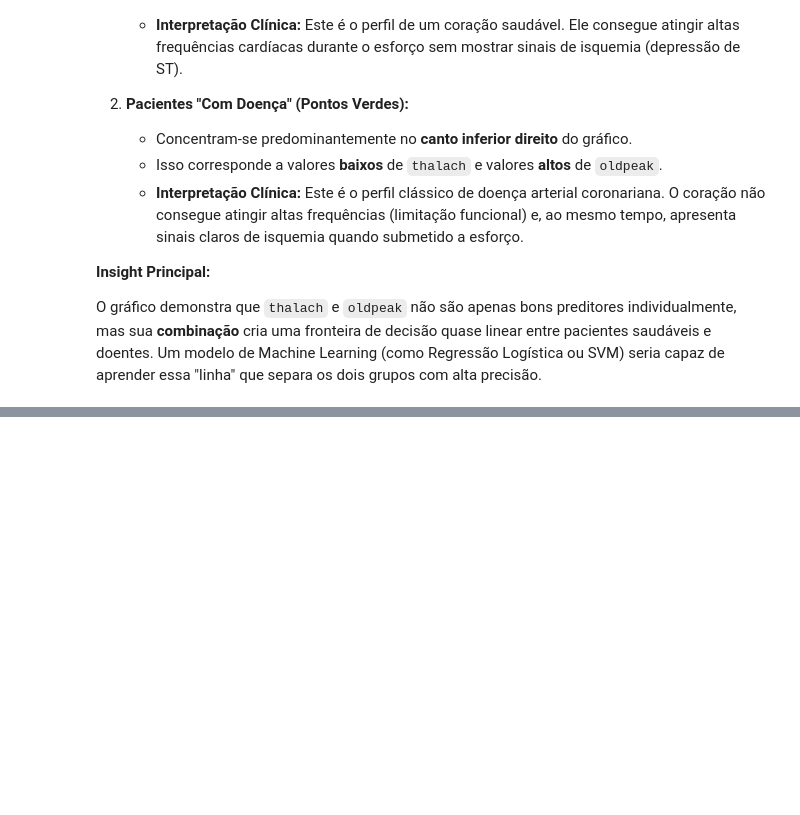
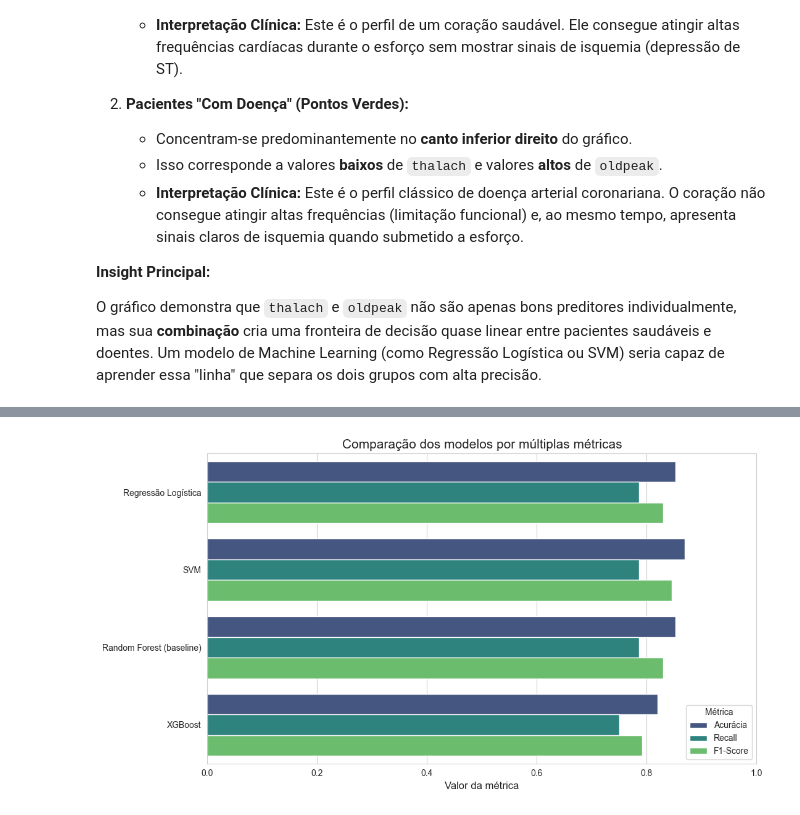
Before and after one commit to marcospontoexe/PUC, a Jupyter notebook: 16-IA aplicada à Saúde/atividade somativa 1/Diagnóstico_de_Doenças_Cardiovasculares_usando_Machine_Learning.ipynb, the cells around one changed output, grey strips where cells are left out. Cells and saved outputs as stored; diff of their text form; code cells hidden in the pictures; blank space fills up the shorter version.

```diff
--- a/16-IA aplicada à Saúde/atividade somativa 1/Diagnóstico_de_Doenças_Cardiovasculares_usando_Machine_Learning.ipynb
+++ b/16-IA aplicada à Saúde/atividade somativa 1/Diagnóstico_de_Doenças_Cardiovasculares_usando_Machine_Learning.ipynb
@@ -455,3 +476,9 @@ RF_model = RandomForestClassifier(n_estimators = 10, criterion = 'entropy', rand
+# %%
+# INSTANCIANDO O MODELO
+
+# n_estimators=100 (padrão do scikit-learn) em vez de 10: poucas árvores deixam a
+# floresta com variância alta, ou seja, o resultado oscila muito conforme a amostra.
+RF_model = RandomForestClassifier(n_estimators = 100, criterion = 'entropy', random_state = 35)
 # %%
 # TREINANDO O MODELO
 
@@ -948,0 +1121,15 @@ Ranking de Performance dos Modelos:
+# %%
+# --- Baseline: Random Forest ---
+
+pipeline_rf = Pipeline([
+    ('scaler', StandardScaler()),
+    ('random_forest', RandomForestClassifier(n_estimators=100, criterion='entropy', random_state=35))
+])
+
+pipeline_rf.fit(X_train, y_train)
+y_pred_rf = pipeline_rf.predict(X_test)
+
+print(f"Acurácia: {accuracy_score(y_test, y_pred_rf):.4f}")
+print(f"Recall:   {recall_score(y_test, y_pred_rf):.4f}")
+print("\nRelatório de Classificação:")
+print(classification_report(y_test, y_pred_rf, target_names=['Sem Doença', 'Com Doença']))
@@ -948,0 +1241,23 @@ Ranking de Performance dos Modelos:
+# %%
+# --- GRÁFICO COMPARATIVO ---
+
+# Transformando a tabela para o formato "longo", que o seaborn usa para agrupar barras
+df_plot = results.melt(
+    id_vars='Modelo',
+    value_vars=['Acurácia', 'Recall', 'F1-Score'],
+    var_name='Métrica',
+    value_name='Valor'
+)
+
+plt.figure(figsize=(11, 6))
+sns.barplot(data=df_plot, x='Valor', y='Modelo', hue='Métrica', palette='viridis')
+
+plt.title('Comparação dos modelos por múltiplas métricas', fontsize=15)
+plt.xlabel('Valor da métrica', fontsize=12)
+plt.ylabel('')
+plt.xlim(0, 1)   # eixo completo: nunca truncar o eixo em gráfico de barras
+plt.legend(title='Métrica', loc='lower right')
+plt.tight_layout()
+plt.show()
+# %% [output]
+[figure, added]
```
Also changed, not shown: parts of 48 cells of this notebook, 10 other files.
